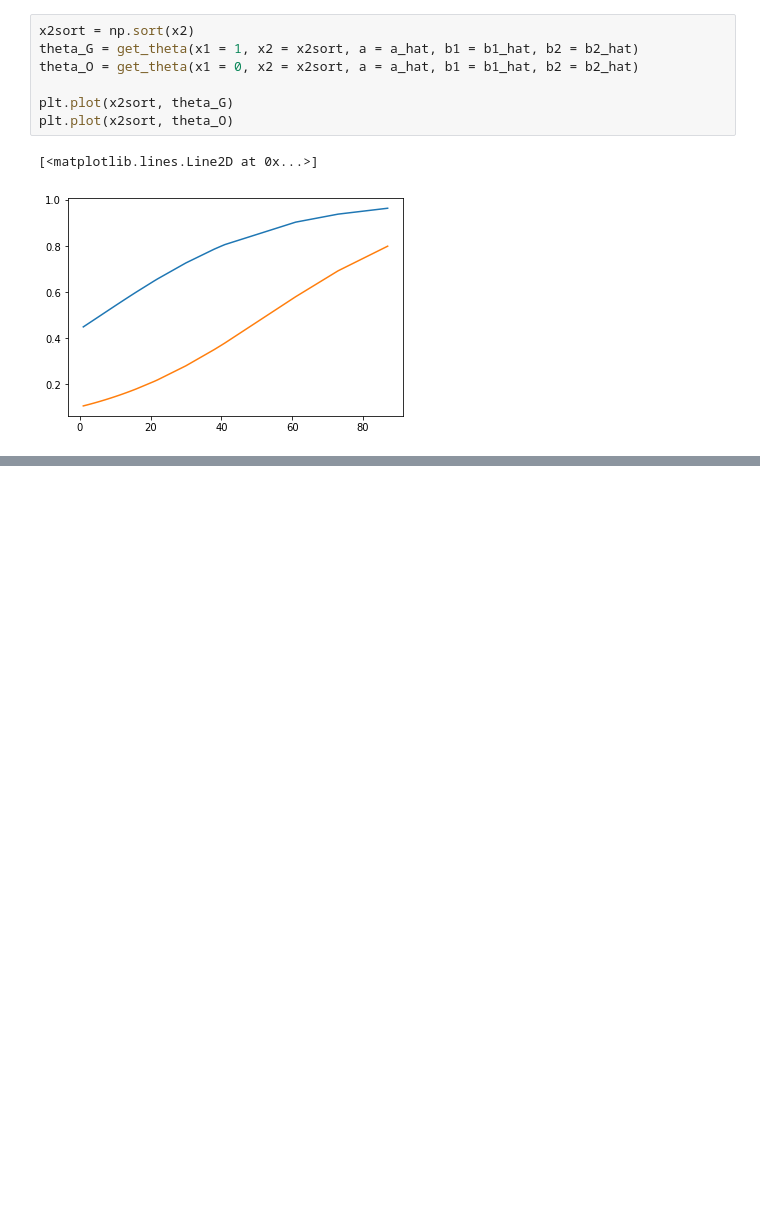
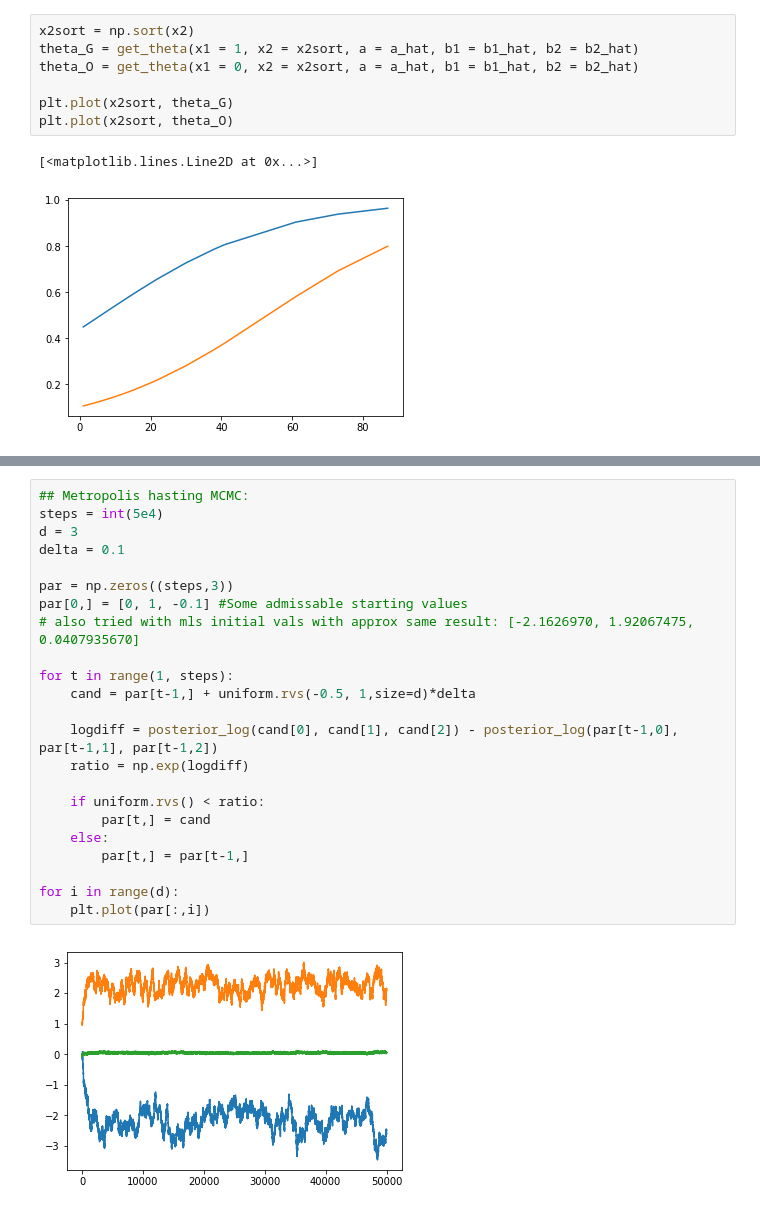
Before and after one commit to simeneide/phd-notes, a Jupyter notebook: stk4021/oblig.ipynb, the cells around one changed output, grey strips where cells are left out. Drawn from its saved outputs; the diff is of its cells as text; blank space fills up the shorter version.

```diff
--- a/stk4021/oblig.ipynb
+++ b/stk4021/oblig.ipynb
@@ -573,0 +654,25 @@ likelihood theory.
+# %%
+## Metropolis hasting MCMC:
+steps = int(5e4)
+d = 3
+delta = 0.1
+
+par = np.zeros((steps,3))
+par[0,] = [0, 1, -0.1] #Some admissable starting values
+# also tried with mls initial vals with approx same result: [-2.1626970, 1.92067475, 0.0407935670]
+
+for t in range(1, steps):
+    cand = par[t-1,] + uniform.rvs(-0.5, 1,size=d)*delta
+
+    logdiff = posterior_log(cand[0], cand[1], cand[2]) - posterior_log(par[t-1,0], par[t-1,1], par[t-1,2])
+    ratio = np.exp(logdiff)
+
+    if uniform.rvs() < ratio:
+        par[t,] = cand
+    else:
+        par[t,] = par[t-1,]
+
+for i in range(d):
+    plt.plot(par[:,i])
+# %% [output]
+[figure, added]
```
Also changed, not shown: parts of 23 cells of this notebook.
